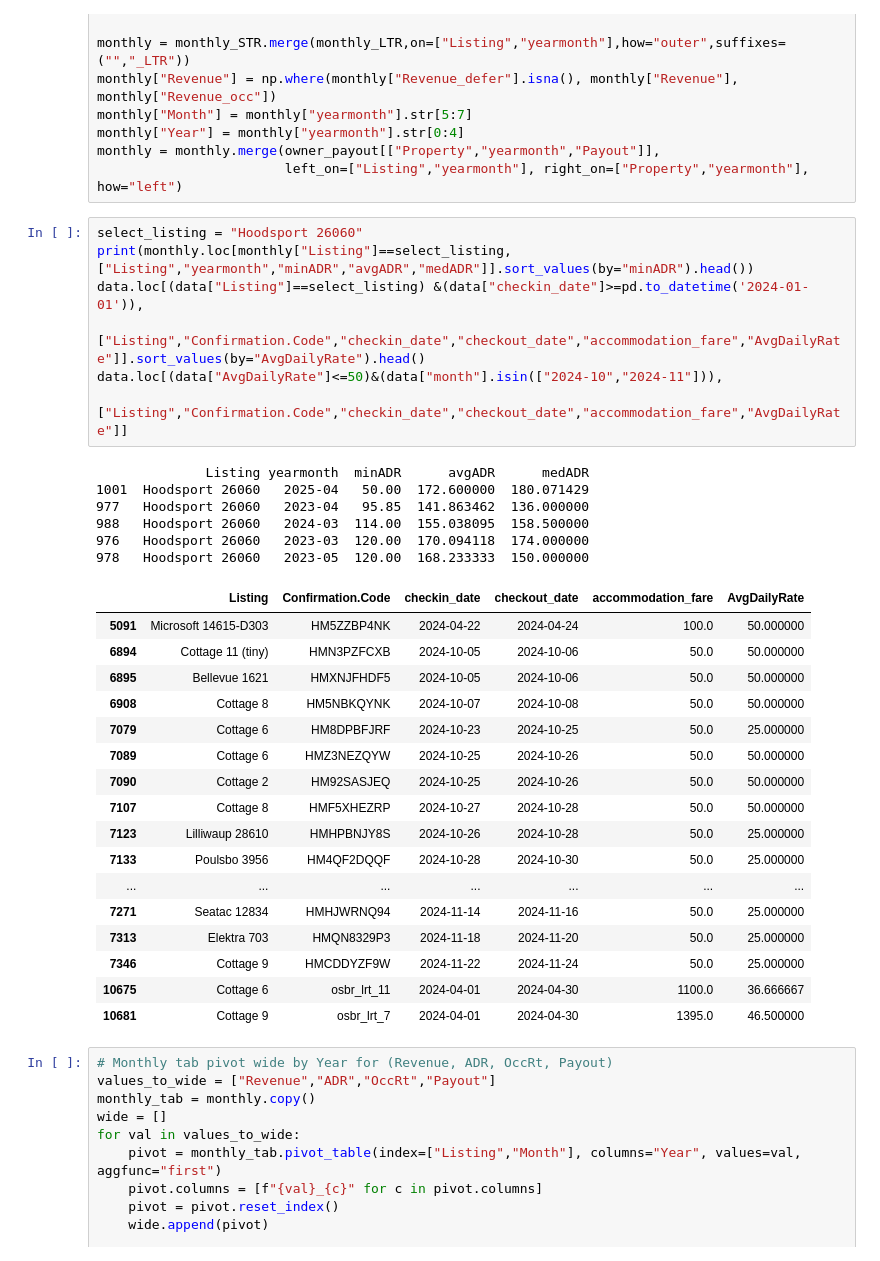
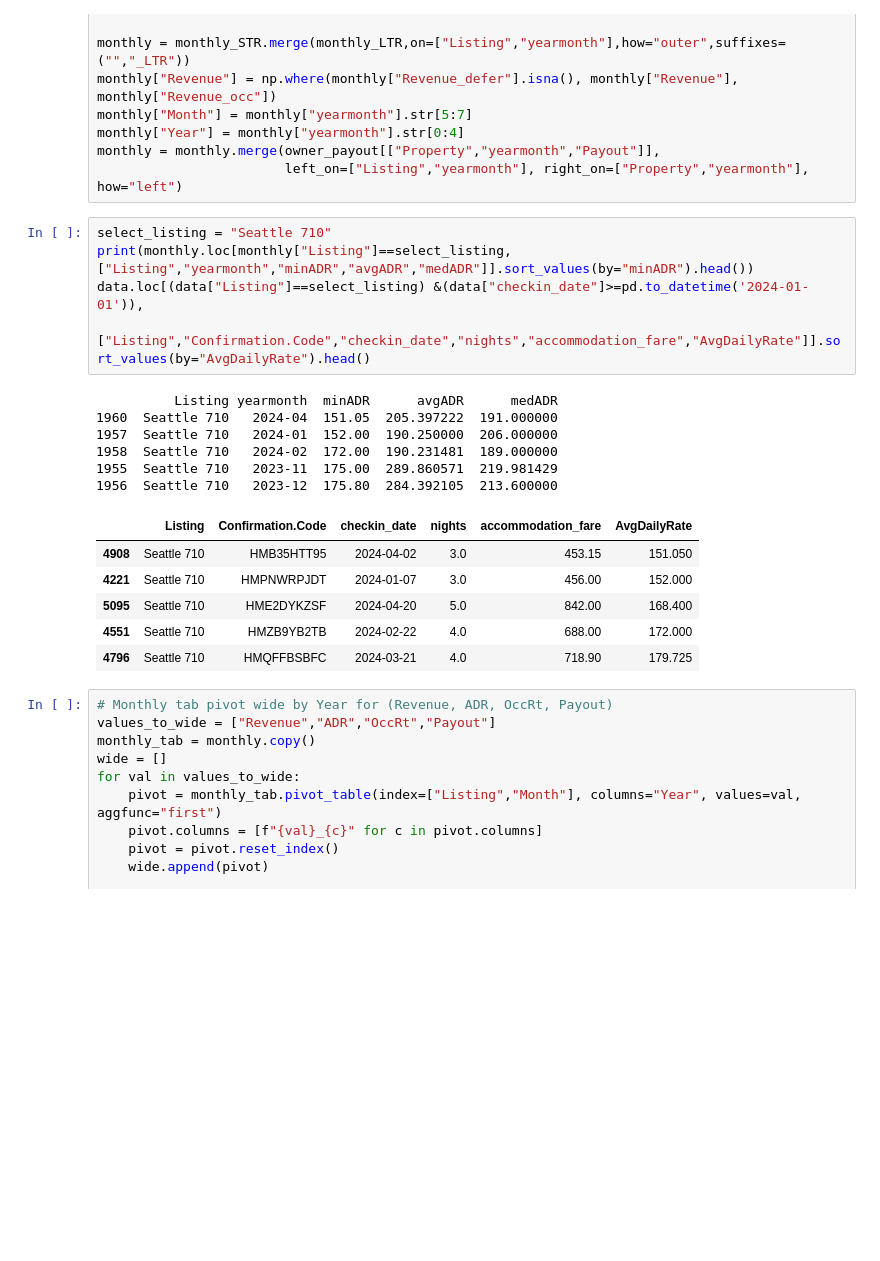
Before and after one commit to ylin2016/ValtaWork, a Jupyter notebook: Data and Reporting/python/RevenueReport.ipynb, the cells around one changed output. Cells and saved outputs as stored; diff of their text form; blank space fills up the shorter version.

```diff
--- a/Data and Reporting/python/RevenueReport.ipynb
+++ b/Data and Reporting/python/RevenueReport.ipynb
@@ -252,36 +252,23 @@ monthly["Year"] = monthly["yearmonth"].str[0:4]
 monthly = monthly.merge(owner_payout[["Property","yearmonth","Payout"]],
                         left_on=["Listing","yearmonth"], right_on=["Property","yearmonth"], how="left")
 # %%
-select_listing = "Hoodsport 26060"
+select_listing = "Seattle 710"
 print(monthly.loc[monthly["Listing"]==select_listing,["Listing","yearmonth","minADR","avgADR","medADR"]].sort_values(by="minADR").head())
 data.loc[(data["Listing"]==select_listing) &(data["checkin_date"]>=pd.to_datetime('2024-01-01')),
-         ["Listing","Confirmation.Code","checkin_date","checkout_date","accommodation_fare","AvgDailyRate"]].sort_values(by="AvgDailyRate").head()
-data.loc[(data["AvgDailyRate"]<=50)&(data["month"].isin(["2024-10","2024-11"])),
-                        ["Listing","Confirmation.Code","checkin_date","checkout_date","accommodation_fare","AvgDailyRate"]]
+         ["Listing","Confirmation.Code","checkin_date","nights","accommodation_fare","AvgDailyRate"]].sort_values(by="AvgDailyRate").head()
 # %% [output]
-              Listing yearmonth  minADR      avgADR      medADR
-1001  Hoodsport 26060   2025-04   50.00  172.600000  180.071429
-977   Hoodsport 26060   2023-04   95.85  141.863462  136.000000
-988   Hoodsport 26060   2024-03  114.00  155.038095  158.500000
-976   Hoodsport 26060   2023-03  120.00  170.094118  174.000000
-978   Hoodsport 26060   2023-05  120.00  168.233333  150.000000
+          Listing yearmonth  minADR      avgADR      medADR
+1960  Seattle 710   2024-04  151.05  205.397222  191.000000
+1957  Seattle 710   2024-01  152.00  190.250000  206.000000
+1958  Seattle 710   2024-02  172.00  190.231481  189.000000
+1955  Seattle 710   2023-11  175.00  289.860571  219.981429
+1956  Seattle 710   2023-12  175.80  284.392105  213.600000
-|  | Listing | Confirmation.Code | checkin_date | checkout_date | accommodation_fare | AvgDailyRate |
-| 5091 | Microsoft 14615-D303 | HM5ZZBP4NK | 2024-04-22 | 2024-04-24 | 100.0 | 50.000000 |
-| 6894 | Cottage 11 (tiny) | HMN3PZFCXB | 2024-10-05 | 2024-10-06 | 50.0 | 50.000000 |
-| 6895 | Bellevue 1621 | HMXNJFHDF5 | 2024-10-05 | 2024-10-06 | 50.0 | 50.000000 |
-| 6908 | Cottage 8 | HM5NBKQYNK | 2024-10-07 | 2024-10-08 | 50.0 | 50.000000 |
-| 7079 | Cottage 6 | HM8DPBFJRF | 2024-10-23 | 2024-10-25 | 50.0 | 25.000000 |
-| 7089 | Cottage 6 | HMZ3NEZQYW | 2024-10-25 | 2024-10-26 | 50.0 | 50.000000 |
-| 7090 | Cottage 2 | HM92SASJEQ | 2024-10-25 | 2024-10-26 | 50.0 | 50.000000 |
-| 7107 | Cottage 8 | HMF5XHEZRP | 2024-10-27 | 2024-10-28 | 50.0 | 50.000000 |
-| 7123 | Lilliwaup 28610 | HMHPBNJY8S | 2024-10-26 | 2024-10-28 | 50.0 | 25.000000 |
-| 7133 | Poulsbo 3956 | HM4QF2DQQF | 2024-10-28 | 2024-10-30 | 50.0 | 25.000000 |
-| ... | ... | ... | ... | ... | ... | ... |
-| 7271 | Seatac 12834 | HMHJWRNQ94 | 2024-11-14 | 2024-11-16 | 50.0 | 25.000000 |
-| 7313 | Elektra 703 | HMQN8329P3 | 2024-11-18 | 2024-11-20 | 50.0 | 25.000000 |
-| 7346 | Cottage 9 | HMCDDYZF9W | 2024-11-22 | 2024-11-24 | 50.0 | 25.000000 |
-| 10675 | Cottage 6 | osbr_lrt_11 | 2024-04-01 | 2024-04-30 | 1100.0 | 36.666667 |
-| 10681 | Cottage 9 | osbr_lrt_7 | 2024-04-01 | 2024-04-30 | 1395.0 | 46.500000 |
+|  | Listing | Confirmation.Code | checkin_date | nights | accommodation_fare | AvgDailyRate |
+| 4908 | Seattle 710 | HMB35HTT95 | 2024-04-02 | 3.0 | 453.15 | 151.050 |
+| 4221 | Seattle 710 | HMPNWRPJDT | 2024-01-07 | 3.0 | 456.00 | 152.000 |
+| 5095 | Seattle 710 | HME2DYKZSF | 2024-04-20 | 5.0 | 842.00 | 168.400 |
+| 4551 | Seattle 710 | HMZB9YB2TB | 2024-02-22 | 4.0 | 688.00 | 172.000 |
+| 4796 | Seattle 710 | HMQFFBSBFC | 2024-03-21 | 4.0 | 718.90 | 179.725 |
 # %%
 # Monthly tab pivot wide by Year for (Revenue, ADR, OccRt, Payout)
 values_to_wide = ["Revenue","ADR","OccRt","Payout"]
```
Also changed, not shown: parts of 6 cells of this notebook, 4 other files.
